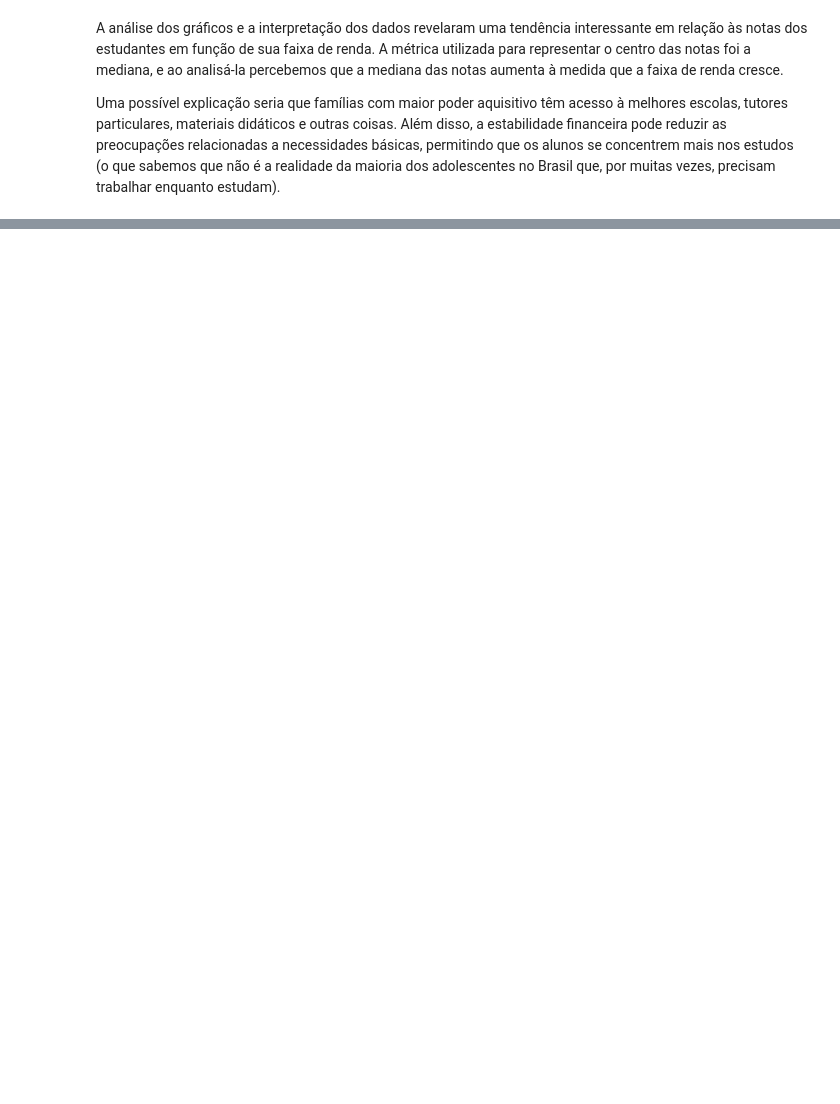
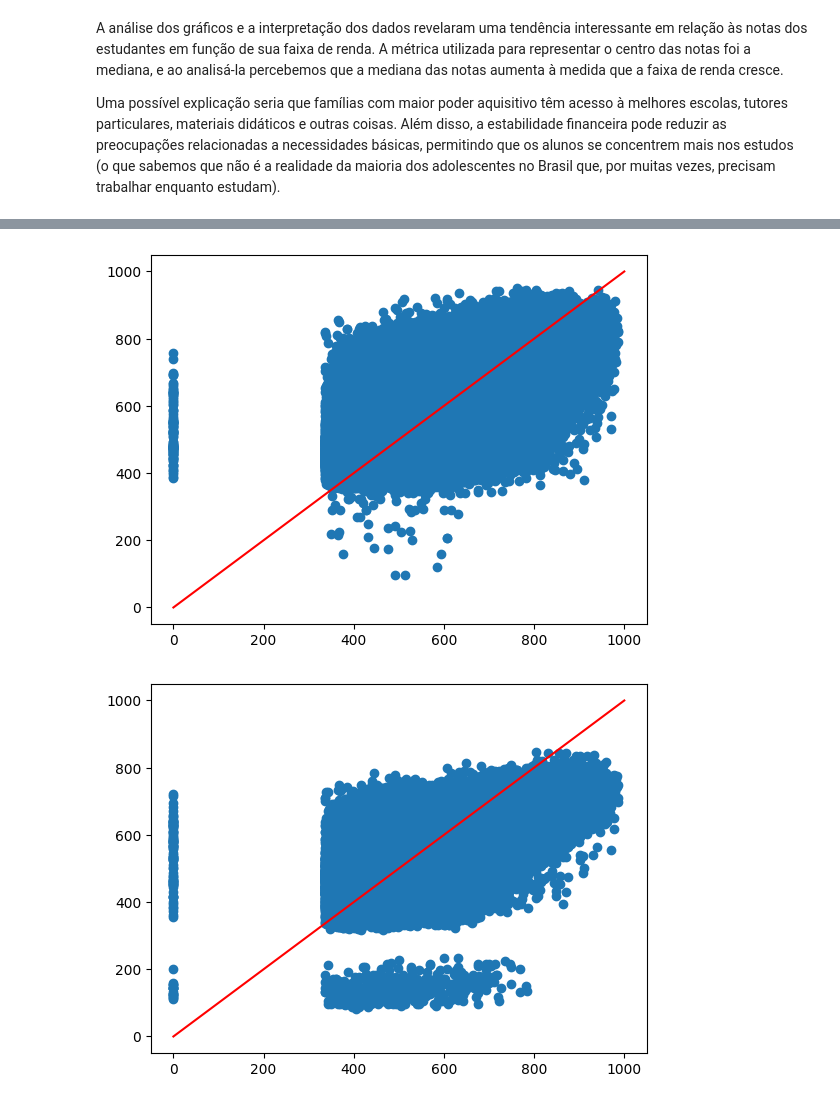
Before and after one commit to Phvr06/Proj2-Cdados, a Jupyter notebook: main.ipynb, the cells around one changed output, grey strips where cells are left out. Cells and saved outputs as stored; diff of their text form; code cells hidden in the pictures; blank space fills up the shorter version.

```diff
--- a/main.ipynb
+++ b/main.ipynb
@@ -307,0 +394,10 @@ plt
+# %%
+plt.scatter(target_test, predicao_RFR)
+plt.plot([0, 1000], [0, 1000], color='r')
+plt.show()
+plt.scatter(target_test, predicao_LR)
+plt.plot([0, 1000], [0, 1000], color='r')
+plt.show()
+# %% [output]
+[figure, added]
+[figure, added]
```
Also changed, not shown: parts of 45 cells of this notebook.
